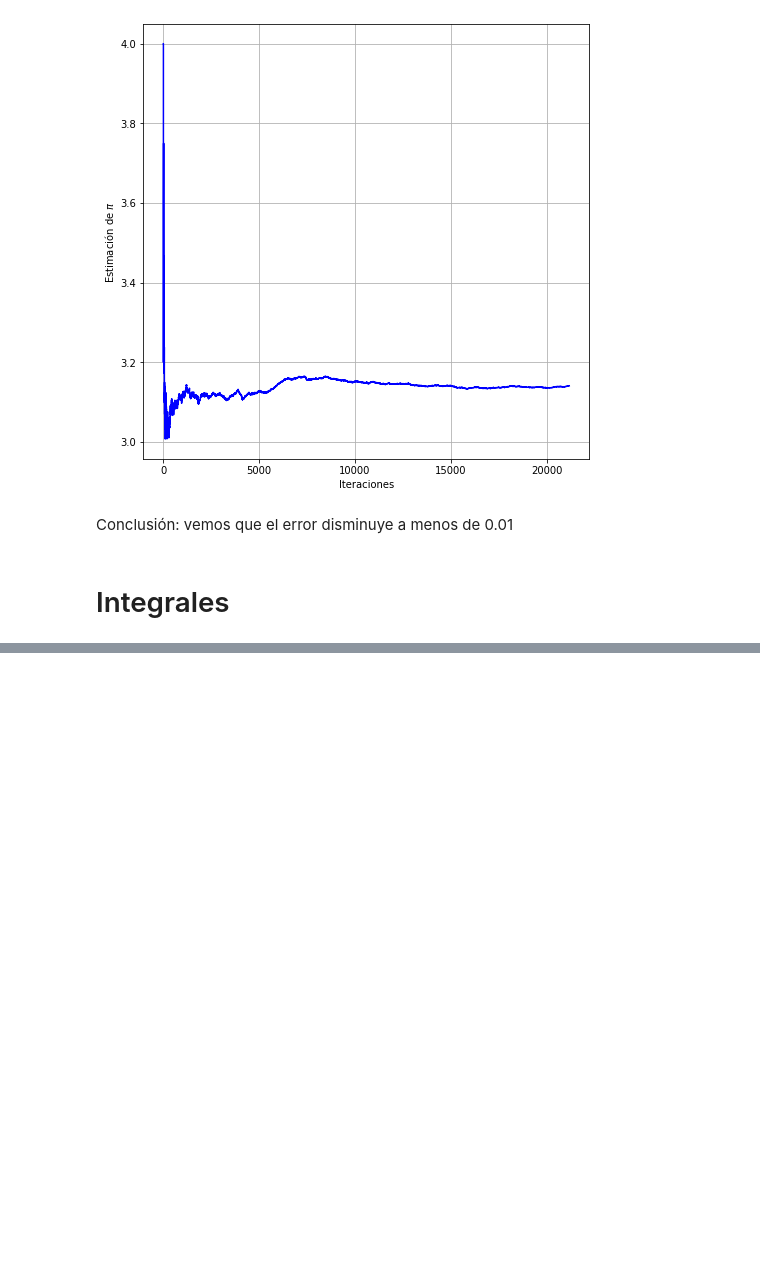
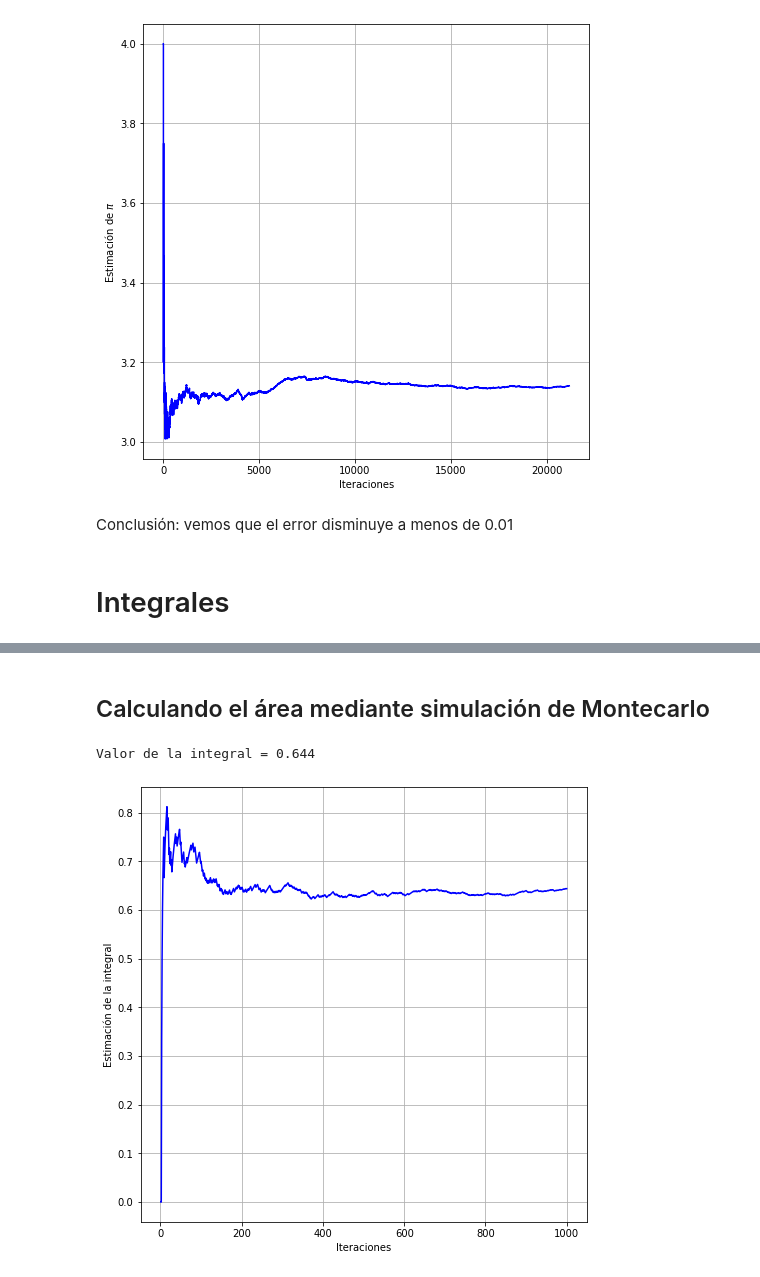
Before and after one commit to JavisG300/Simulacion-II, a Jupyter notebook: Uso_de_los_números_aleatorios.ipynb, the cells around one changed output, grey strips where cells are left out. Cells and saved outputs as stored; diff of their text form; code cells hidden in the pictures; blank space fills up the shorter version.

Commit message:
Hasta tarea del calculo de integral con montecarlo

```diff
--- a/Uso_de_los_números_aleatorios.ipynb
+++ b/Uso_de_los_números_aleatorios.ipynb
@@ -545,0 +548,31 @@ riemannplot(f, 0, 1.001, 0, 1.001, 20)
+# %% [markdown]
+## Calculando el área mediante simulación de Montecarlo ##
+# %%
+def integral_mc(n):
+    pi = 0
+    lx = []
+    ly = []
+    counter = 0
+    for i in range(n):
+        x = random.random()
+        y = random.random()
+        if y < np.sqrt(np.arctan(x)):
+            counter = counter + 1
+        i=i+1
+        pi = counter/i
+        lx.append(i)
+        ly.append(pi)
+    print("Valor de la integral =", counter/i)
+   # print("error =", e)
+
+    fig = plt.figure(1, figsize=(8, 8))
+    plt.xlabel("Iteraciones")
+    plt.ylabel("Estimación de la integral")
+    plt.grid()
+    plt.plot(lx, ly, color="blue", markersize=1)
+    plt.show()
+# %%
+integral_mc(1000)
+# %% [output]
+Valor de la integral = 0.644
+[figure, added]
```
Also changed, not shown: parts of 1 cell of this notebook, 2 other files.
